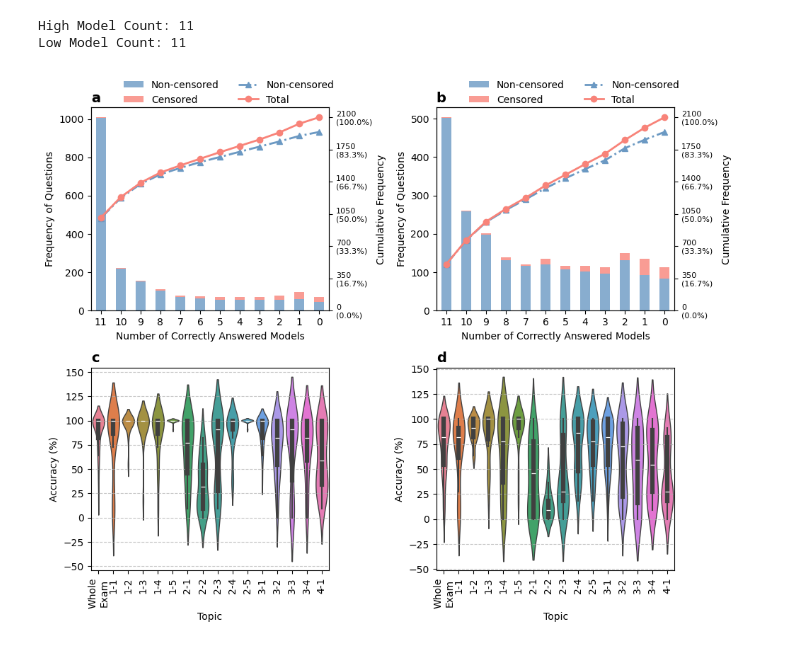
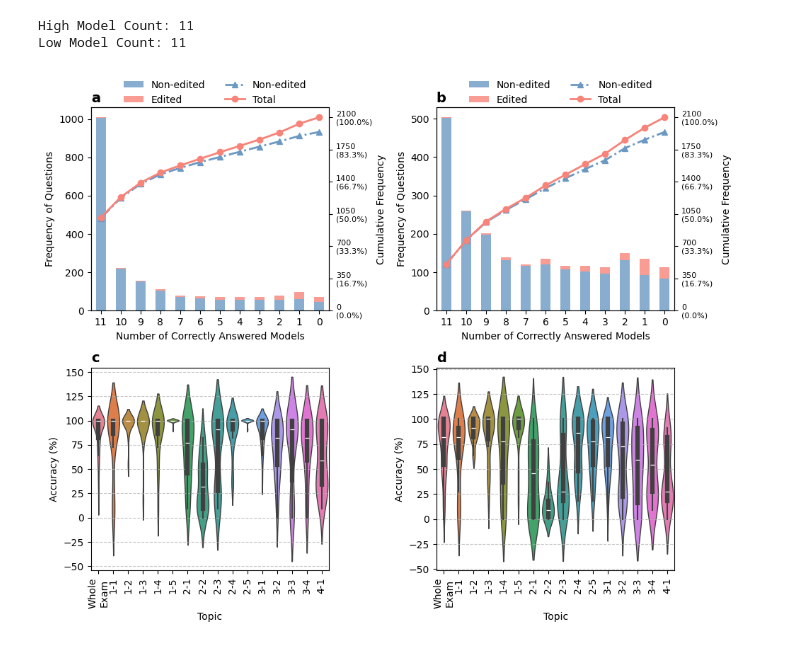
Before and after one commit to daylight-00/llms-pass-kple, a Jupyter notebook: 3_plot/plot4.ipynb, the cells around one changed output. Drawn from its saved outputs; the diff is of its cells as text; code cells hidden in the pictures.

```diff
--- a/3_plot/plot4.ipynb
+++ b/3_plot/plot4.ipynb
@@ -42,17 +42,17 @@ def run_1(rate_df):
     df = pd.DataFrame(data)
     df['Score'] = df_inc_num['Score'].astype(int)
     df_sorted = df.sort_values(by=['Score', 'subject_id', 'question_number'], ascending=[False, True, True]).reset_index(drop=True)
-    df_sorted['Censored'] = df_sorted['question_text'].str.contains('<자료(비공개)>', regex=False)
+    df_sorted['Edited'] = df_sorted['question_text'].str.contains('<자료(비공개)>', regex=False)
 
-    df_screen_anal = pd.DataFrame(columns=['Non-censored', 'Censored'])
+    df_screen_anal = pd.DataFrame(columns=['Non-edited', 'Edited'])
     scores = df_sorted['Score'].unique()
     for score in scores:
-        censored = len(df_sorted[(df_sorted['Score'] == score) & (df_sorted['Censored'] == True)])
-        none = len(df_sorted[(df_sorted['Score'] == score) & (df_sorted['Censored'] == False)])
+        censored = len(df_sorted[(df_sorted['Score'] == score) & (df_sorted['Edited'] == True)])
+        none = len(df_sorted[(df_sorted['Score'] == score) & (df_sorted['Edited'] == False)])
         df_screen_anal.loc[score] = [none, censored]
-    df_screen_anal['Total'] = df_screen_anal['Non-censored'] + df_screen_anal['Censored']
-    df_screen_anal['Rela1'] = df_screen_anal['Non-censored'] / df_screen_anal['Total'] * 100
-    df_screen_anal['Rela2'] = df_screen_anal['Censored'] / df_screen_anal['Total'] * 100
+    df_screen_anal['Total'] = df_screen_anal['Non-edited'] + df_screen_anal['Edited']
+    df_screen_anal['Rela1'] = df_screen_anal['Non-edited'] / df_screen_anal['Total'] * 100
+    df_screen_anal['Rela2'] = df_screen_anal['Edited'] / df_screen_anal['Total'] * 100
     df_screen_anal['Ratio'] = df_screen_anal['Total'] / df_screen_anal['Total'].sum() * 100
 
     return df_inc_num, df_sorted, df_screen_anal
@@ -70,13 +70,13 @@ def run_2(rate_df):
 
 def run_3(df_inc_num, df_sorted):
     df = df_inc_num
-    df["Censored"] = df_sorted['Censored']
-    df_filtered = df[df["Censored"] == 0]
+    df['Edited'] = df_sorted['Edited']
+    df_filtered = df[df['Edited'] == 0]
     pivot_table = pd.pivot_table(df_filtered, values="Question", index="Score", columns="Test", aggfunc="count", fill_value=0)
     all_scores = np.arange(8, -1, -1)
     all_tests = sorted(df["Test"].unique())
     pivot_table_reindexed = pivot_table.reindex(index=all_scores, columns=all_tests, fill_value=0)
-    df_filtered_1 = df[df["Censored"] == 1]
+    df_filtered_1 = df[df['Edited'] == 1]
     pivot_table_1 = pd.pivot_table(df_filtered_1, values="Question", index="Score", columns="Test", aggfunc="count", fill_value=0)
     pivot_table_reindexed_1 = pivot_table_1.reindex(index=all_scores, columns=all_tests, fill_value=0)
 
@@ -100,8 +100,8 @@ def process_data(model_filter):
 
 def plot_1_ax(df_inc_num, df_sorted, model_cnt, ax, suffix=""):
     df = df_inc_num.copy()
-    df["Censored"] = df_sorted['Censored']
-    df_filtered = df[df["Censored"] == 0]
+    df['Edited'] = df_sorted['Edited']
+    df_filtered = df[df['Edited'] == 0]
     df_filtered_calc = df_filtered.copy()
     df_filtered_calc['Accuracy'] = (model_cnt - df_filtered_calc['Score']) / model_cnt * 100
     df_filtered_calc['Topic'] = df_filtered_calc['Test'].apply(lambda x: x.split('_')[1])
@@ -121,13 +121,13 @@ def plot_1_ax(df_inc_num, df_sorted, model_cnt, ax, suffix=""):
 
 def plot_2_ax(df_screen_anal, ax):
     df = df_screen_anal.sort_index()
-    cumulative_none = df['Non-censored'].cumsum()
+    cumulative_none = df['Non-edited'].cumsum()
     cumulative_total = df['Total'].cumsum()
     total_questions = df['Total'].sum()
-    new_labels = ['Non-censored', 'Censored']
-    df[['Non-censored', 'Censored']].plot(kind='bar', stacked=True, ax=ax, color=['#6b99c3', '#f88379'], alpha=0.8)
+    new_labels = ['Non-edited', 'Edited']
+    df[['Non-edited', 'Edited']].plot(kind='bar', stacked=True, ax=ax, color=['#6b99c3', '#f88379'], alpha=0.8)
     ax2 = ax.twinx()
-    cumulative_none.plot(ax=ax2, color='#6b99c3', marker='^', linestyle='-.', linewidth=2, label='Non-censored')
+    cumulative_none.plot(ax=ax2, color='#6b99c3', marker='^', linestyle='-.', linewidth=2, label='Non-edited')
     cumulative_total.plot(ax=ax2, color='#f88379', marker='o', linestyle='-', linewidth=2, label='Total')
     ax2.set_ylim(bottom=0)
     ax.set_xlabel('Number of Correctly Answered Models')
@@ -148,31 +148,31 @@ def plot_2_ax(df_screen_anal, ax):
     handles2, labels2 = ax2.get_legend_handles_labels()
     labels1 = new_labels
     ax.get_legend().remove()
     ax.legend(handles1 + handles2, labels1 + labels2, loc='upper left', ncol=2, bbox_to_anchor=(0.10, 1.18), frameon=False)
 
 df_inc_num_high, df_sorted_high, df_screen_anal_high, model_cnt_high = process_data('High')
 df_inc_num_low, df_sorted_low, df_screen_anal_low, model_cnt_low = process_data('Low')
 
 fig, axes = plt.subplots(2, 2, figsize=(10, 8))
 
 
 plot_2_ax(df_screen_anal_high, axes[0, 0])
 axes[0, 0].text(0,1.08, "a", transform=axes[0, 0].transAxes, fontsize=14, fontweight="bold", va='top')
 
 plot_2_ax(df_screen_anal_low, axes[0, 1])
 axes[0, 1].text(0,1.08, "b", transform=axes[0, 1].transAxes, fontsize=14, fontweight="bold", va='top')
 
 plot_1_ax(df_inc_num_high, df_sorted_high, model_cnt_high, axes[1, 0], suffix="High_det")
 axes[1, 0].text(0,1.08, "c", transform=axes[1, 0].transAxes, fontsize=14, fontweight="bold", va='top')
 
 plot_1_ax(df_inc_num_low, df_sorted_low, model_cnt_low, axes[1, 1], suffix="Low_det")
 axes[1, 1].text(0,1.08, "d", transform=axes[1, 1].transAxes, fontsize=14, fontweight="bold", va='top')
 
 
 plt.tight_layout()
 plt.savefig(f'{plot_path}/4-combined.pdf', bbox_inches='tight',)
 plt.show()
 # %% [output]
 High Model Count: 11
 Low Model Count: 11
-[figure, old version]
+[figure, new version]
```
Also changed, not shown: 2 other files.
